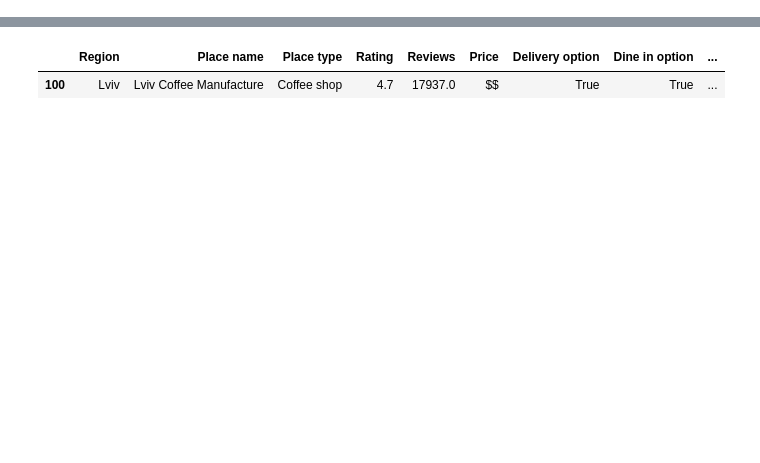
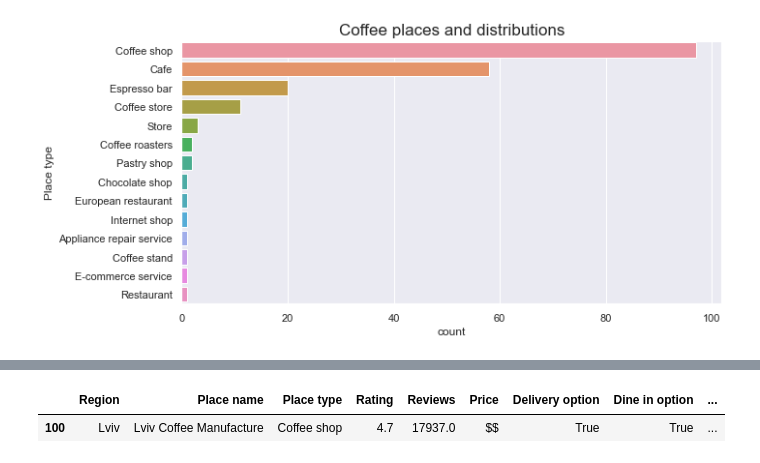
Before and after one commit to dissagaliyeva/coffee-shop-analysis, a Jupyter notebook: analysis.ipynb, the cells around one changed output, grey strips where cells are left out. Cells and saved outputs as stored; diff of their text form; code cells hidden in the pictures; blank space fills up the shorter version.

```diff
--- a/analysis.ipynb
+++ b/analysis.ipynb
@@ -210,0 +49,30 @@ shops[['Reviews', 'Rating']].boxplot()
+# %%
+# import essential packages
+import numpy as np
+import pandas as pd
+import seaborn as sns
+import matplotlib.pyplot as plt
+
+import ppscore as pps
+import missingno as msno
+
+import plotly.express as px
+import plotly.graph_objects as go
+
+from sklearn.manifold import TSNE
+from sklearn.cluster import KMeans
+from sklearn.preprocessing import StandardScaler
+from scipy.cluster.hierarchy import linkage, fcluster, dendrogram
+
+from kmodes.kprototypes import KPrototypes
+
+from utils import viz
+
+# disable warnings
+import warnings
+warnings.filterwarnings('ignore')
+
+# set visualization parameters
+plt.rcParams["figure.figsize"] = (10, 5)
+sns.set()
+sns.set_palette('dark')
@@ -210,0 +136,10 @@ shops[['Reviews', 'Rating']].boxplot()
+# %%
+# show unique venues' distributions
+sns.countplot(data=shops, y='Place type',
+              order=shops['Place type'].value_counts().index)
+
+# set title and show
+plt.title('Coffee places and distributions', fontsize=17)
+plt.show()
+# %% [output]
+[figure, added]
```
Also changed, not shown: parts of 162 cells of this notebook, 6 other files.
